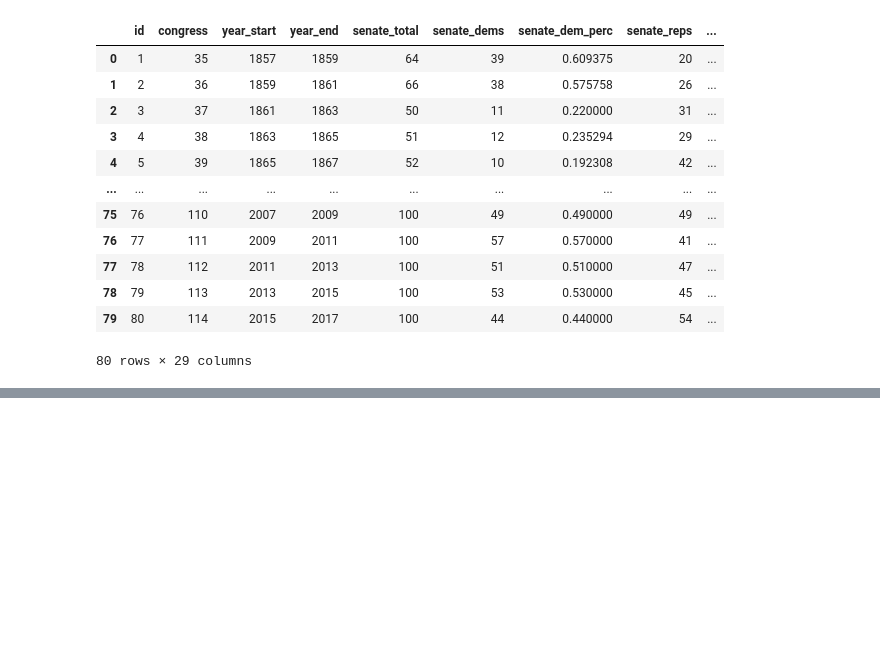
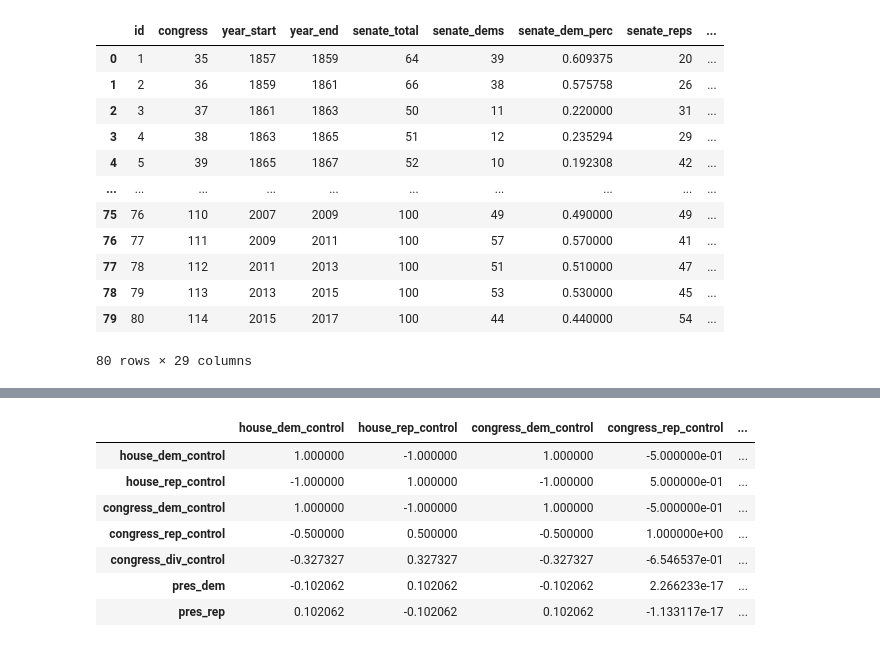
Before and after one commit to pdellis85/PoliStock, a Jupyter notebook: JupyterNotebook/Part 2.ipynb, the cells around one changed output, grey strips where cells are left out. Saved outputs shown, nothing was run; the diff lists cells and outputs as text; code cells hidden in the pictures; blank space fills up the shorter version.

```diff
--- a/JupyterNotebook/Part 2.ipynb
+++ b/JupyterNotebook/Part 2.ipynb
@@ -86,0 +147,11 @@ gov_data.drop(labels = range(0,70), axis = 0)
+# %%
+gov_data[['house_dem_control','house_rep_control','congress_dem_control','congress_rep_control','congress_div_control','pres_dem','pres_rep']].corr()
+# %% [output]
+|  | house_dem_control | house_rep_control | congress_dem_control | congress_rep_control | ... |
+| house_dem_control | 1.000000 | -1.000000 | 1.000000 | -5.000000e-01 | ... |
+| house_rep_control | -1.000000 | 1.000000 | -1.000000 | 5.000000e-01 | ... |
+| congress_dem_control | 1.000000 | -1.000000 | 1.000000 | -5.000000e-01 | ... |
+| congress_rep_control | -0.500000 | 0.500000 | -0.500000 | 1.000000e+00 | ... |
+| congress_div_control | -0.327327 | 0.327327 | -0.327327 | -6.546537e-01 | ... |
+| pres_dem | -0.102062 | 0.102062 | -0.102062 | 2.266233e-17 | ... |
+| pres_rep | 0.102062 | -0.102062 | 0.102062 | -1.133117e-17 | ... |
```
Also changed, not shown: parts of 9 cells of this notebook.
